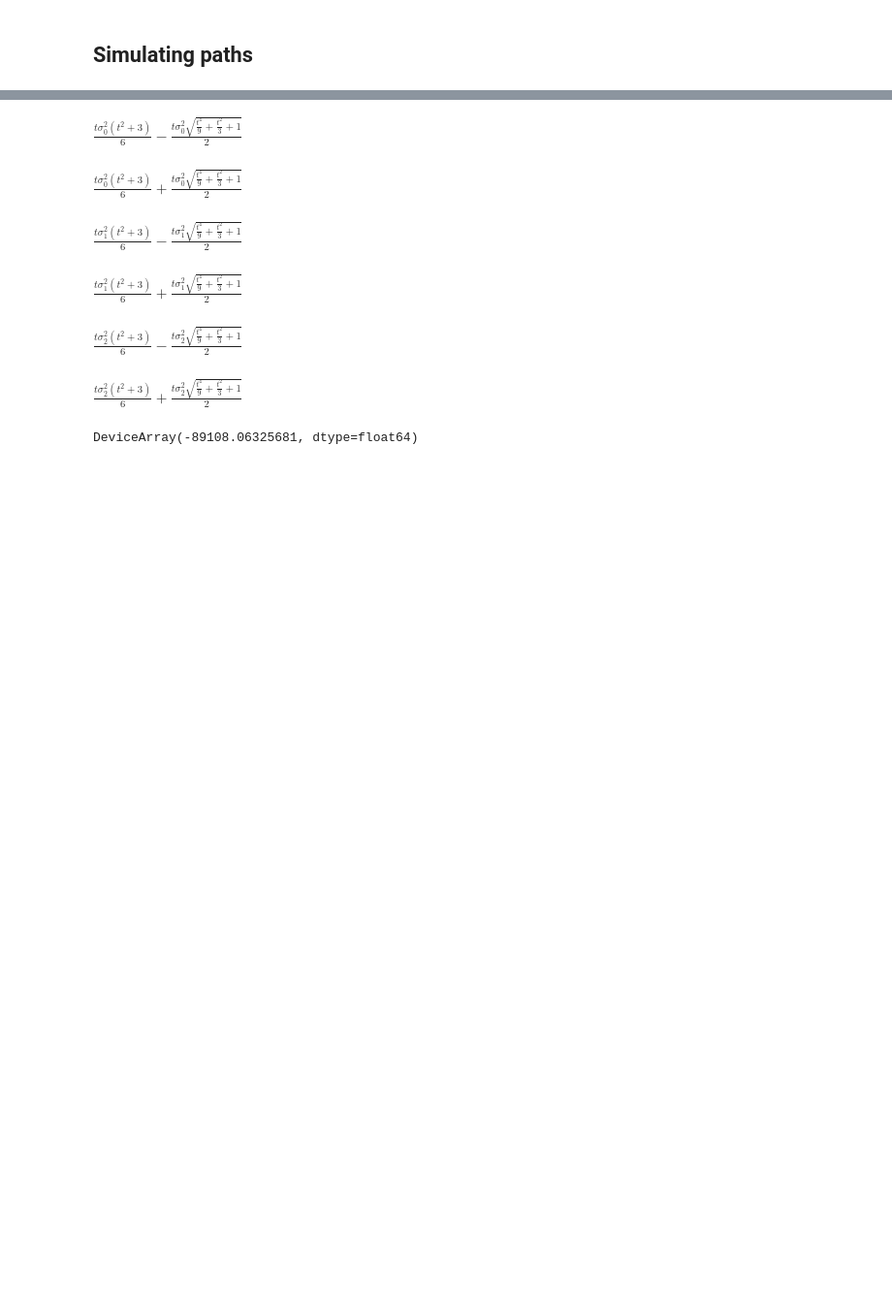
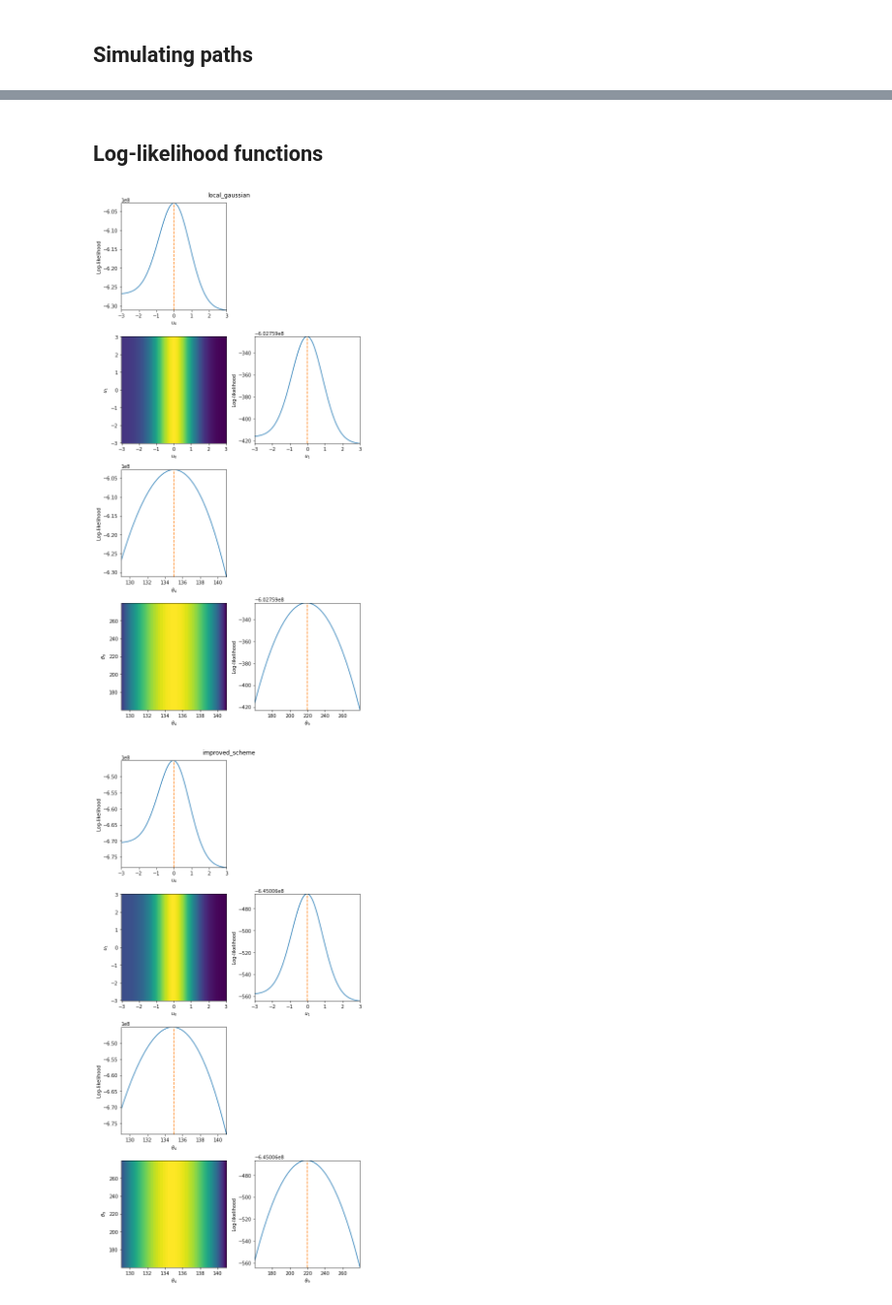
Before and after one commit to matt-graham/simsde, a Jupyter notebook: notebooks/Jansen-Rit-model.ipynb, the cells around one changed output, grey strips where cells are left out. Shown at 97% size. Cells and saved outputs as stored; diff of their text form; code cells hidden in the pictures; blank space fills up the shorter version.

```diff
--- a/notebooks/Jansen-Rit-model.ipynb
+++ b/notebooks/Jansen-Rit-model.ipynb
@@ -133,10 +132,0 @@ $\displaystyle \left[\begin{matrix}t σ_{0}^{2} & 0 & 0 & \frac{t^{2} σ_{0}^{2}
-# %%
-for eigenvalue in sympy.Matrix(Σ).eigenvals():
-    display(eigenvalue)
-# %% [output]
-$\displaystyle \frac{t σ_{0}^{2} \left(t^{2} + 3\right)}{6} - \frac{t σ_{0}^{2} \sqrt{\frac{t^{4}}{9} + \frac{t^{2}}{3} + 1}}{2}$
-$\displaystyle \frac{t σ_{0}^{2} \left(t^{2} + 3\right)}{6} + \frac{t σ_{0}^{2} \sqrt{\frac{t^{4}}{9} + \frac{t^{2}}{3} + 1}}{2}$
-$\displaystyle \frac{t σ_{1}^{2} \left(t^{2} + 3\right)}{6} - \frac{t σ_{1}^{2} \sqrt{\frac{t^{4}}{9} + \frac{t^{2}}{3} + 1}}{2}$
-$\displaystyle \frac{t σ_{1}^{2} \left(t^{2} + 3\right)}{6} + \frac{t σ_{1}^{2} \sqrt{\frac{t^{4}}{9} + \frac{t^{2}}{3} + 1}}{2}$
-$\displaystyle \frac{t σ_{2}^{2} \left(t^{2} + 3\right)}{6} - \frac{t σ_{2}^{2} \sqrt{\frac{t^{4}}{9} + \frac{t^{2}}{3} + 1}}{2}$
-$\displaystyle \frac{t σ_{2}^{2} \left(t^{2} + 3\right)}{6} + \frac{t σ_{2}^{2} \sqrt{\frac{t^{4}}{9} + \frac{t^{2}}{3} + 1}}{2}$
@@ -145,15 +133,16 @@ mean_and_covar_jax = symnum.numpify(dim_x, dim_θ, (), numpy_module=jnp)(mean_an
-# %%
-def log_transition_density(x_t, x_0, θ, t):
-    dim_x = x_0.shape[0]
-    μ, Σ = mean_and_covar_jax(x_0, θ, t)
-    chol_Σ = jnp.linalg.cholesky(Σ)
-    x_t_minus_μ = x_t - μ
-    return -(
-        x_t_minus_μ @ cho_solve((chol_Σ, True), x_t_minus_μ) / 2
-        + jnp.log(chol_Σ.diagonal()).sum()
-        + jnp.log(2 * jnp.pi) * (dim_x / 2)
-    )
-# %%
-log_transition_density(x_seqs[0, 1, :], x_0, θ, dt)
-# %% [output]
-DeviceArray(-89108.06325681, dtype=float64)
+# %%
+symolic_log_transition_density_generators = {
+    'local_gaussian': simsde.densities.local_gaussian_log_transition_density,
+    'improved_scheme': simsde.densities.improved_scheme_log_transition_density
+}
+jax_log_transition_densities = {
+    key: symnum.numpify(dim_x, dim_x, dim_θ, (), numpy_module=jnp)(
+        symbolic_transition_density_generator(
+            drift_func_rough, drift_func_smooth, diff_coeff_rough
+        )
+    )
+    for key, symbolic_transition_density_generator in
+    symolic_log_transition_density_generators.items()
+}
+# %% [markdown]
+## Log-likelihood functions
@@ -159,0 +263,13 @@ DeviceArray(-89108.06325681, dtype=float64)
+# %%
+for scheme, log_transition_density in jax_log_transition_densities.items():
+    log_likelihood = get_log_likelihood_functions(
+        log_transition_density, parameter_values, free_parameter_ranges
+    )
+    fig, axes = plot_log_likelihood(
+        log_likelihood, x_seqs[0], t_seq, parameter_values, free_parameter_ranges
+    )
+    fig.suptitle(scheme)
+    fig.tight_layout()
+# %% [output]
+[figure, added]
+[figure, added]
```
Also changed, not shown: parts of 13 cells of this notebook.
